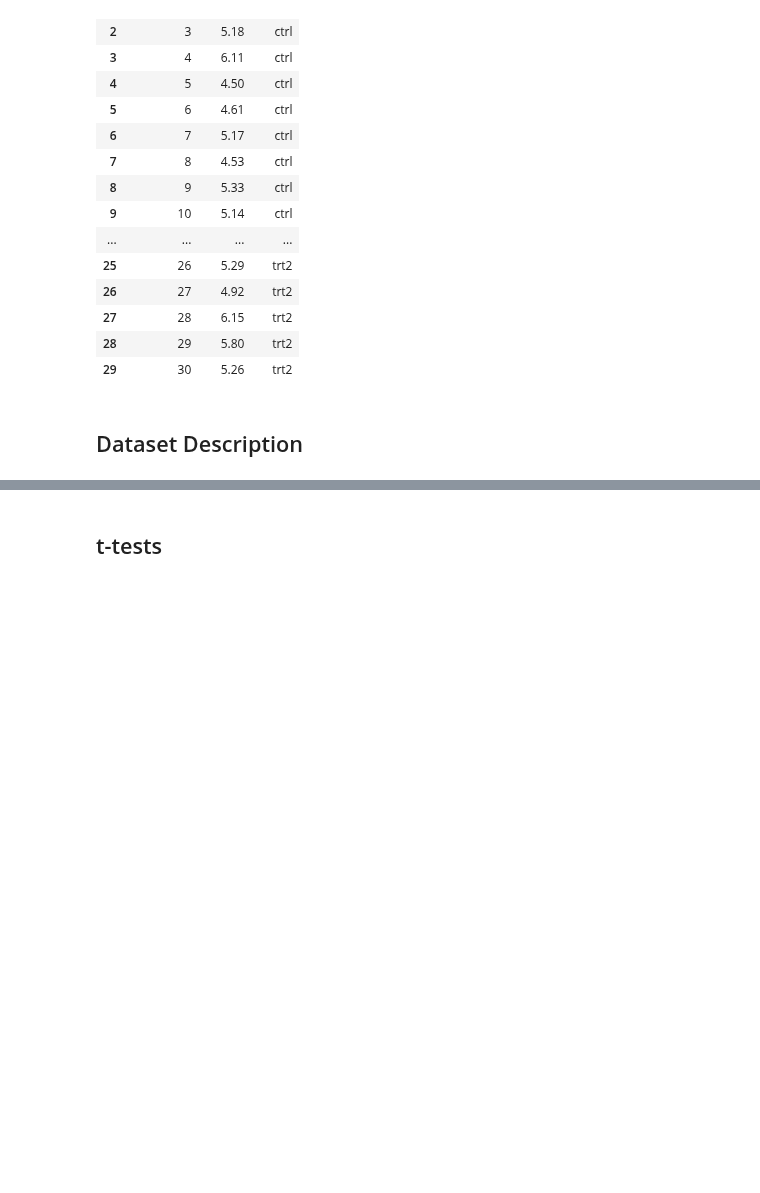
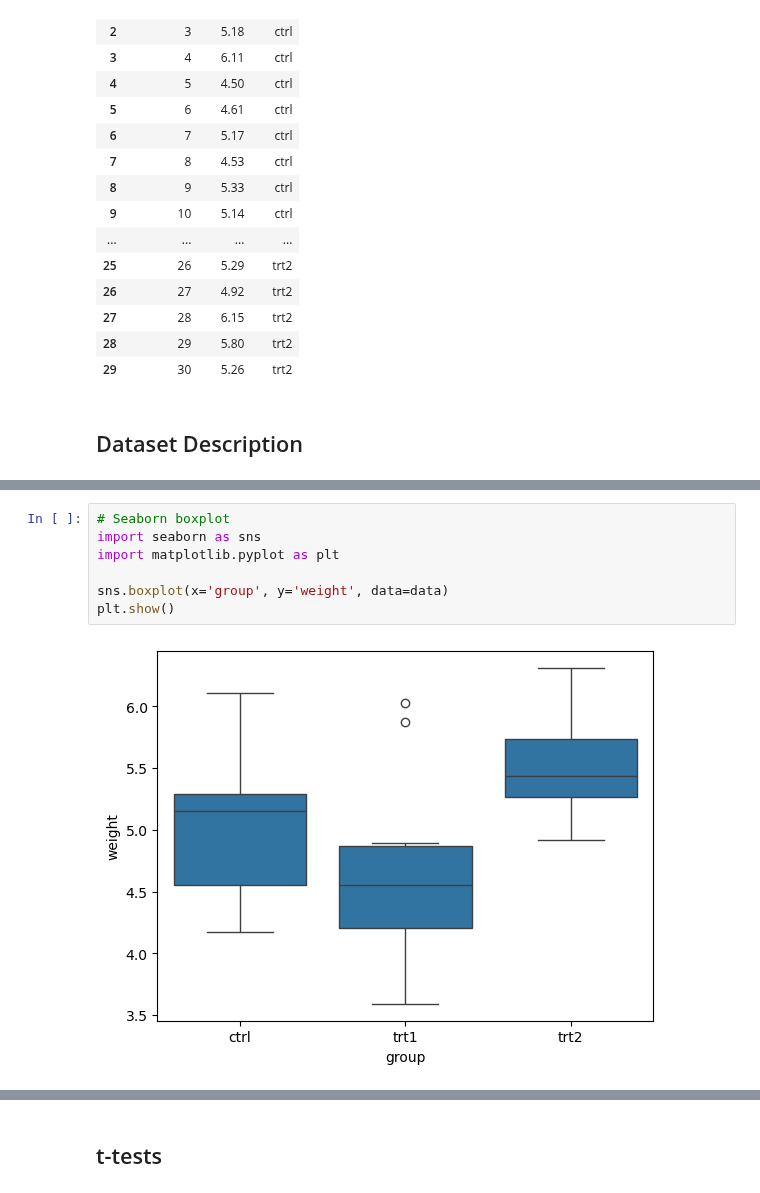
Before and after one commit to Eilis9/applied_statistics, a Jupyter notebook: project.ipynb, the cells around one changed output, grey strips where cells are left out. Cells and saved outputs as stored; diff of their text form; blank space fills up the shorter version.

```diff
--- a/project.ipynb
+++ b/project.ipynb
@@ -79,0 +125,9 @@ fig.tight_layout()
+# %%
+# Seaborn boxplot
+import seaborn as sns
+import matplotlib.pyplot as plt
+
+sns.boxplot(x='group', y='weight', data=data)
+plt.show()
+# %% [output]
+[figure, added]
```
Also changed, not shown: parts of 9 cells of this notebook, 3 other files.
